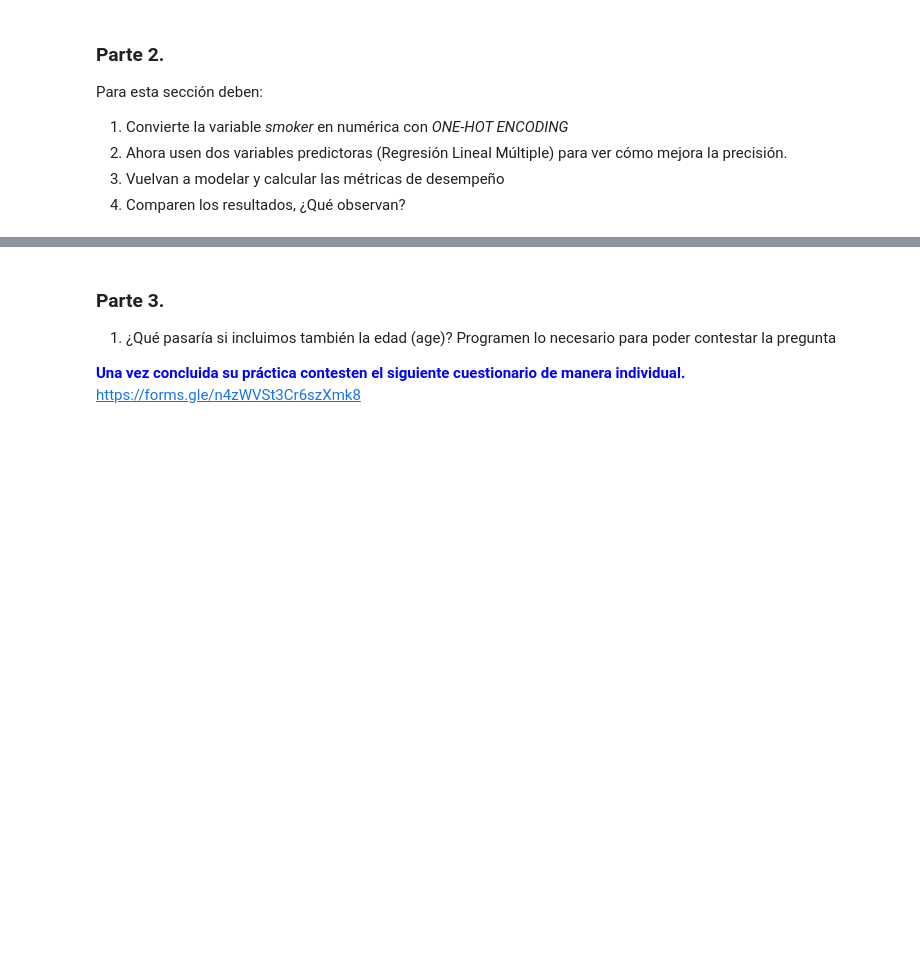
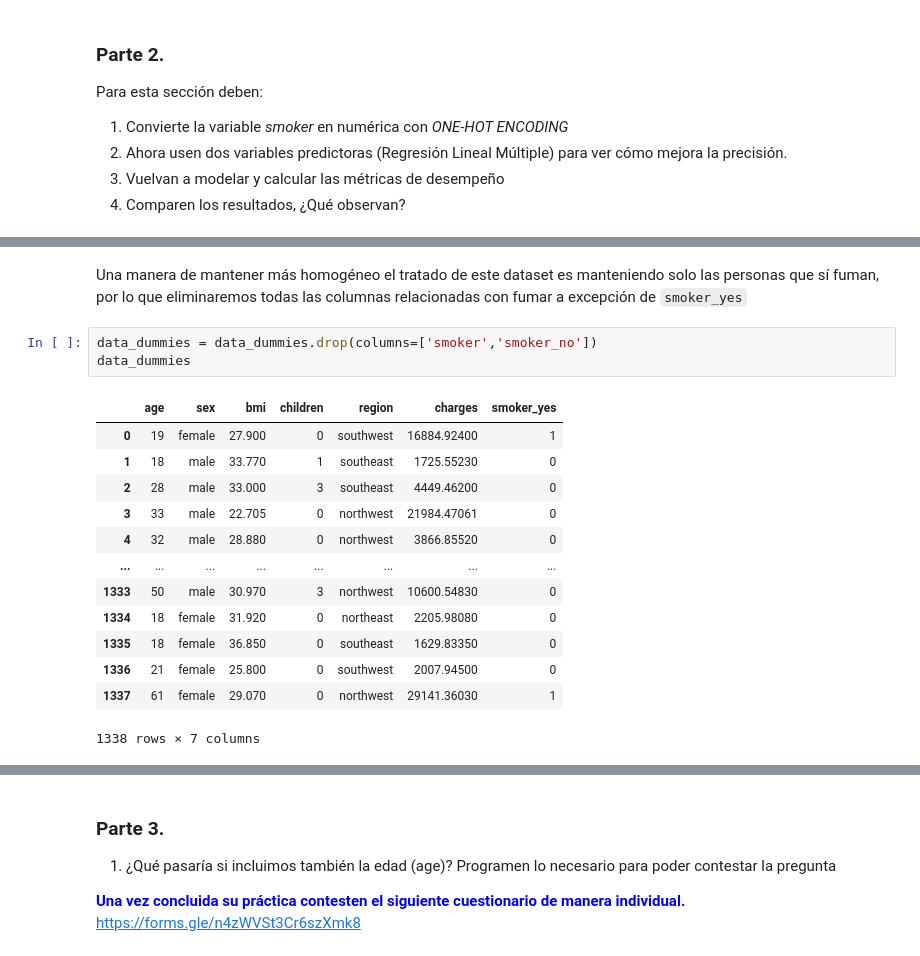
Before and after one commit to DanielAntonioSuber/practica2, a Jupyter notebook: Practica2_.ipynb, the cells around one changed output, grey strips where cells are left out. Drawn from its saved outputs; the diff is of its cells as text; blank space fills up the shorter version.

```diff
--- a/Practica2_.ipynb
+++ b/Practica2_.ipynb
@@ -247,0 +393,19 @@ Para esta sección deben:
+# %% [markdown]
+Una manera de mantener más homogéneo el tratado de este dataset es manteniendo solo las personas que sí fuman, por lo que eliminaremos todas las columnas relacionadas con fumar a excepción de `smoker_yes`
+# %%
+data_dummies = data_dummies.drop(columns=['smoker','smoker_no'])
+data_dummies
+# %% [output]
+|  | age | sex | bmi | children | region | charges | smoker_yes |
+| 0 | 19 | female | 27.900 | 0 | southwest | 16884.92400 | 1 |
+| 1 | 18 | male | 33.770 | 1 | southeast | 1725.55230 | 0 |
+| 2 | 28 | male | 33.000 | 3 | southeast | 4449.46200 | 0 |
+| 3 | 33 | male | 22.705 | 0 | northwest | 21984.47061 | 0 |
+| 4 | 32 | male | 28.880 | 0 | northwest | 3866.85520 | 0 |
+| ... | ... | ... | ... | ... | ... | ... | ... |
+| 1333 | 50 | male | 30.970 | 3 | northwest | 10600.54830 | 0 |
+| 1334 | 18 | female | 31.920 | 0 | northeast | 2205.98080 | 0 |
+| 1335 | 18 | female | 36.850 | 0 | southeast | 1629.83350 | 0 |
+| 1336 | 21 | female | 25.800 | 0 | southwest | 2007.94500 | 0 |
+| 1337 | 61 | female | 29.070 | 0 | northwest | 29141.36030 | 1 |
+1338 rows × 7 columns
```
Also changed, not shown: parts of 39 cells of this notebook, 1 other file.
